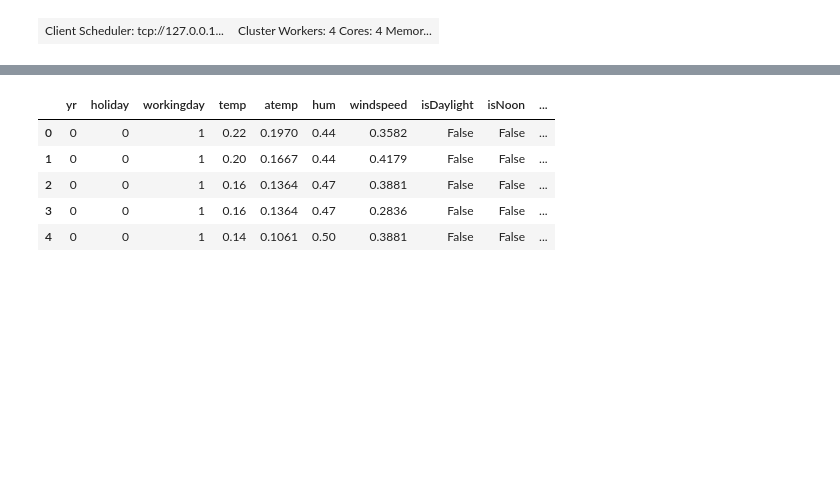
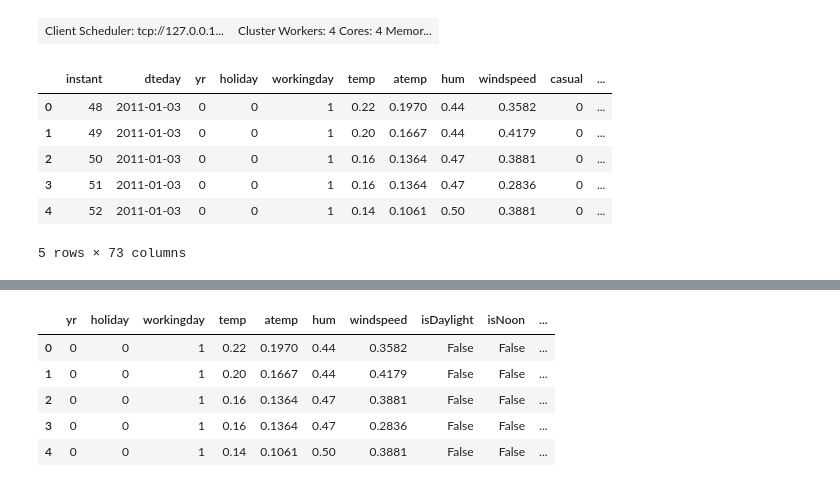
Before and after one commit to rahico91/Bike_Prediction_Python_group_project, a Jupyter notebook: Bike-Sharing-Dataset 2/3. Modeling for weekdays.ipynb, the cells around one changed output, grey strips where cells are left out. Saved outputs shown, nothing was run; the diff lists cells and outputs as text; code cells hidden in the pictures; blank space fills up the shorter version.

```diff
--- a/Bike-Sharing-Dataset 2/3. Modeling for weekdays.ipynb
+++ b/Bike-Sharing-Dataset 2/3. Modeling for weekdays.ipynb
@@ -30,6 +34,16 @@ client
 # Load datasets
 wd_h = dd.read_csv('./workingdays_data_prepared.csv')
 wd_h['dteday']=dd.to_datetime(wd_h.dteday ,unit='ns')
+# %%
+wd_h.compute().head()
+# %% [output]
+|  | instant | dteday | yr | holiday | workingday | temp | atemp | hum | windspeed | casual | ... |
+| 0 | 48 | 2011-01-03 | 0 | 0 | 1 | 0.22 | 0.1970 | 0.44 | 0.3582 | 0 | ... |
+| 1 | 49 | 2011-01-03 | 0 | 0 | 1 | 0.20 | 0.1667 | 0.44 | 0.4179 | 0 | ... |
+| 2 | 50 | 2011-01-03 | 0 | 0 | 1 | 0.16 | 0.1364 | 0.47 | 0.3881 | 0 | ... |
+| 3 | 51 | 2011-01-03 | 0 | 0 | 1 | 0.16 | 0.1364 | 0.47 | 0.2836 | 0 | ... |
+| 4 | 52 | 2011-01-03 | 0 | 0 | 1 | 0.14 | 0.1061 | 0.50 | 0.3881 | 0 | ... |
+5 rows × 73 columns
 # %%
 wd_h.compute().info()
 # %% [output]
```
Also changed, not shown: parts of 17 cells of this notebook, 18 other files.
